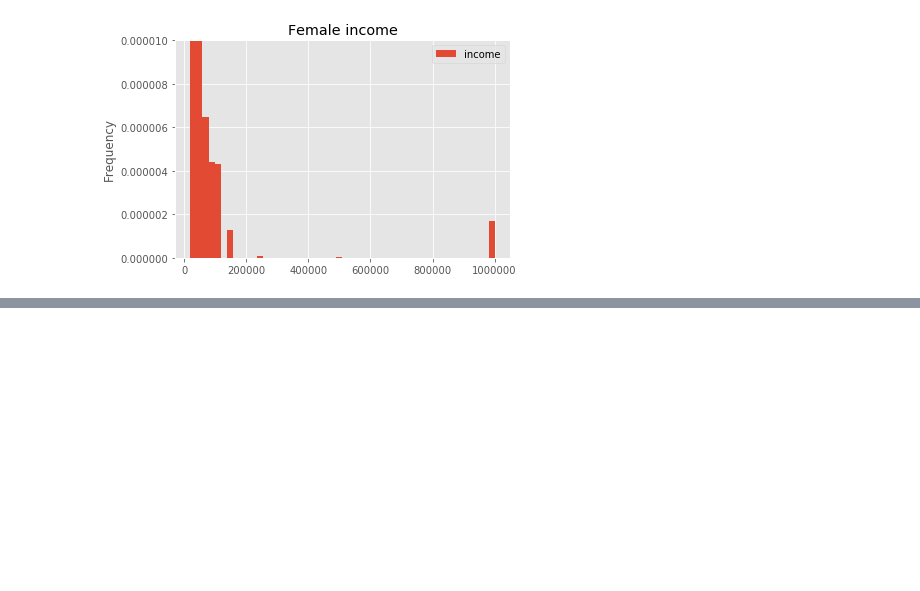
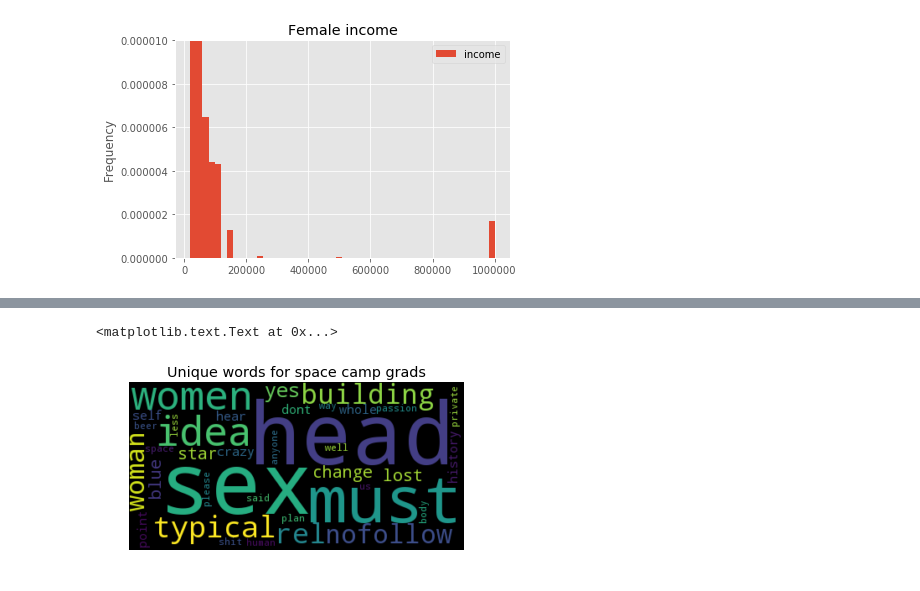
Before and after one commit to erickim5/okcupidanalysis, a Jupyter notebook: OkCupid Analysis Part 3 - Analyzing the Data.ipynb, the cells around one changed output, grey strips where cells are left out. Drawn from its saved outputs; the diff is of its cells as text; code cells hidden in the pictures; blank space fills up the shorter version.

```diff
--- a/OkCupid Analysis Part 3 - Analyzing the Data.ipynb
+++ b/OkCupid Analysis Part 3 - Analyzing the Data.ipynb
@@ -104,13 +165,0 @@ freq.most_common(10)
-# %%
-essays = df['essay0']
-
-all_essays = []
-
-for essay in essays:
-    all_essays.append(essay)
-
-#for essays in all_essays:
-#    all_words = essay.split()
-#    freq =+ nltk.FreqDist(all_words)
-
-#freq.most_common(100)
@@ -136,0 +270,21 @@ all_essays
+# %%
+## Comparison of essay between space camp
+## graduates and college graduates
+
+all_space_words = all_space_camp_essays.split()
+space_freq = nltk.FreqDist(all_space_words)
+space_freq = space_freq.most_common(500)
+
+all_college_words = all_college_grad_essays.split()
+college_freq = nltk.FreqDist(all_college_words)
+college_freq = college_freq.most_common(500)
+
+space = pd.DataFrame(space_freq)[0]
+college = pd.DataFrame(college_freq)[0]
+
+unique_space = list(set(space) - set(college))
+unique_college = list(set(college) - set(space))
+
+unique_df = pd.concat([pd.DataFrame(unique_space), pd.DataFrame(unique_college)], axis=1)
+unique_df.columns = ['unique_space', 'unique_college']
+unique_df.head(15)
@@ -136,0 +308,8 @@ all_essays
+# %%
+space_wordcloud = WordCloud().generate(' '.join(unique_space))
+plt.imshow(space_wordcloud, interpolation='bilinear')
+plt.axis("off")
+plt.title("Unique words for space camp grads")
+# %% [output]
+<matplotlib.text.Text at 0x...>
+[figure, added]
```
Also changed, not shown: parts of 18 cells of this notebook.
